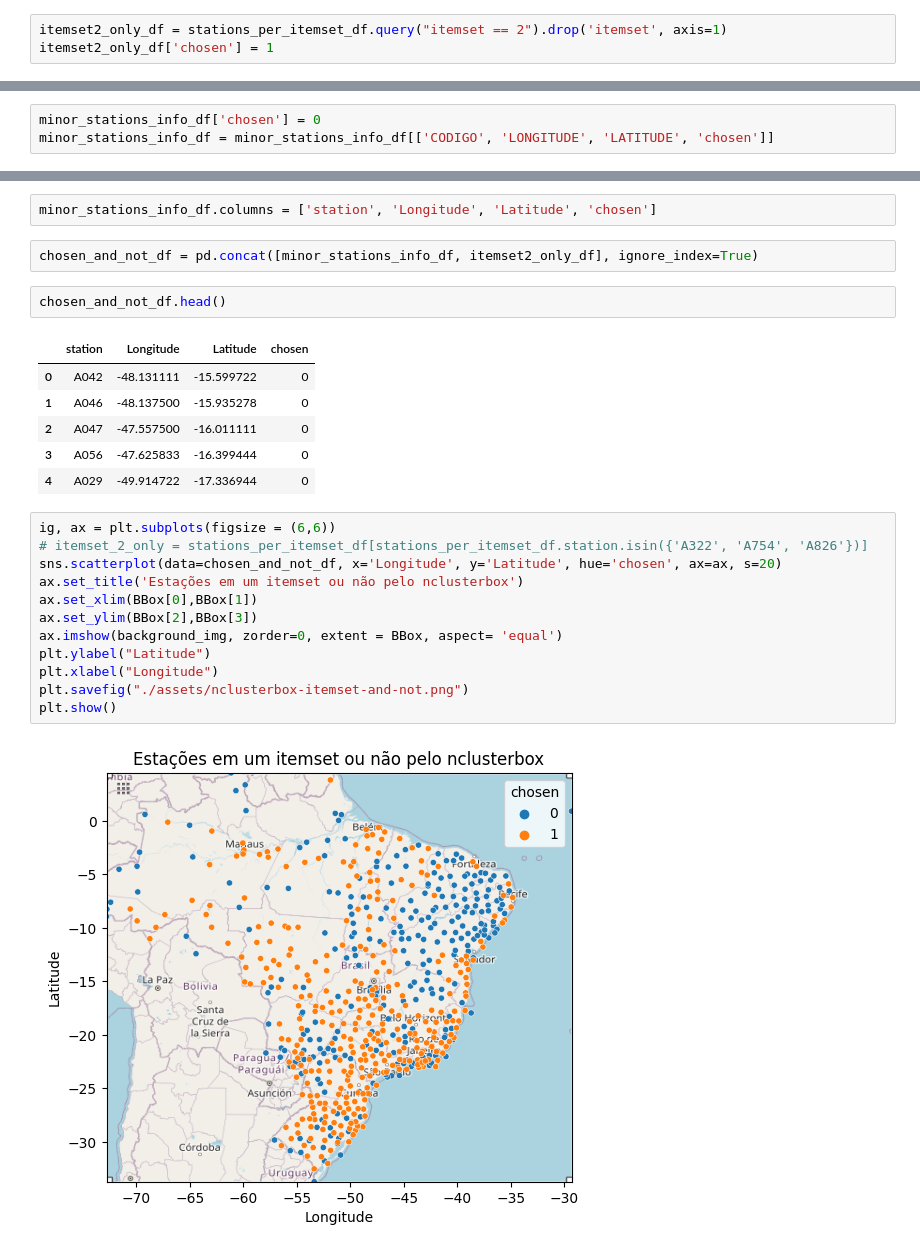
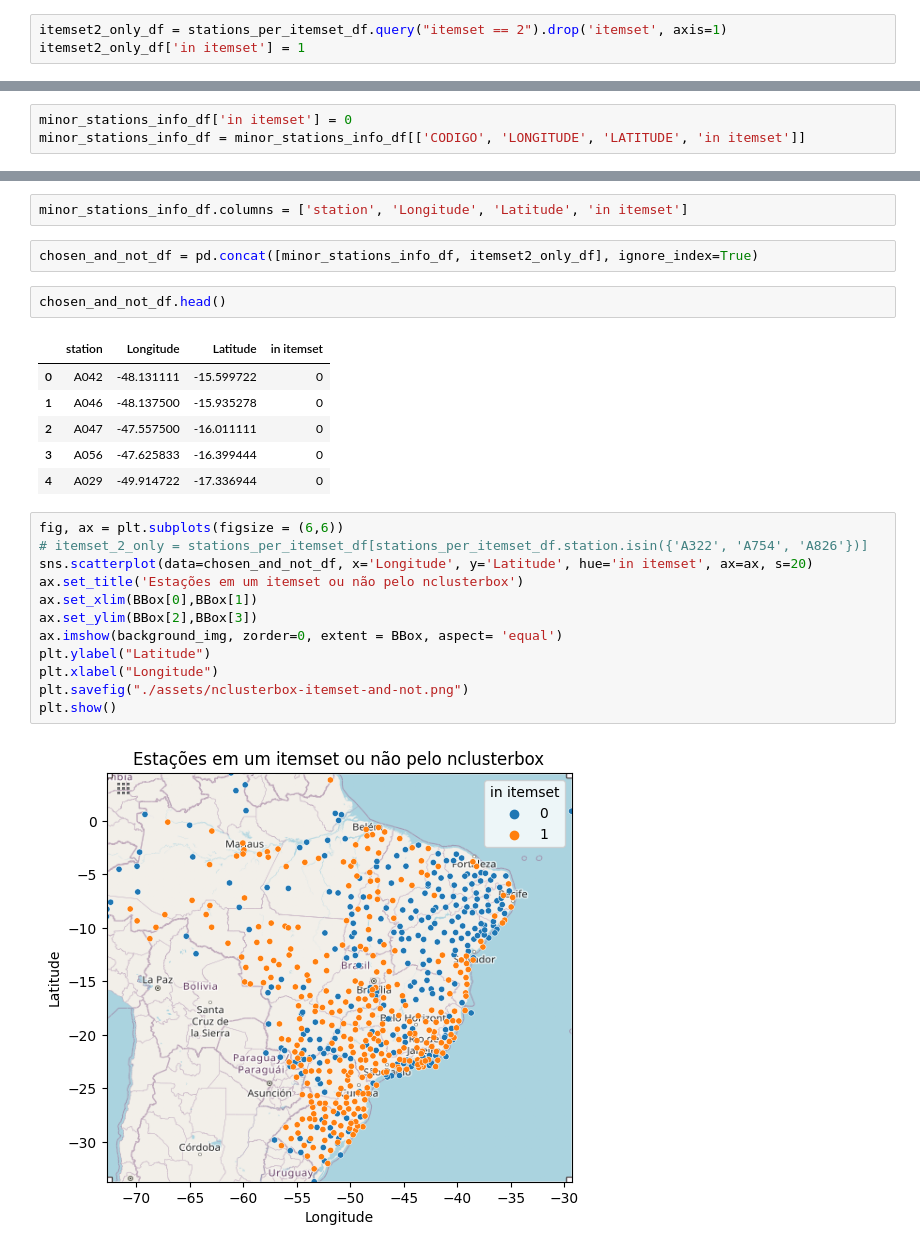
Before and after one commit to davilbs/TP_MDA, a Jupyter notebook: notebooks/1-dsc-nclusterbox-itemset.ipynb, the cells around one changed output, grey strips where cells are left out. Cells and saved outputs as stored; diff of their text form.

Commit message:
viz: nclusterbox itemset mining

```diff
--- a/notebooks/1-dsc-nclusterbox-itemset.ipynb
+++ b/notebooks/1-dsc-nclusterbox-itemset.ipynb
@@ -175,7 +175,7 @@ plt.show()
 [figure]
 # %%
 itemset2_only_df = stations_per_itemset_df.query("itemset == 2").drop('itemset', axis=1)
-itemset2_only_df['chosen'] = 1
+itemset2_only_df['in itemset'] = 1
 # %%
 itemset2_only_df
 # %% [output]
@@ -218,8 +218,8 @@ minor_stations_info_df.head()
 # %%
 minor_stations_info_df = minor_stations_info_df[~minor_stations_info_df.CODIGO.isin(item_2_stations)]
 # %%
-minor_stations_info_df['chosen'] = 0
-minor_stations_info_df = minor_stations_info_df[['CODIGO', 'LONGITUDE', 'LATITUDE', 'chosen']]
+minor_stations_info_df['in itemset'] = 0
+minor_stations_info_df = minor_stations_info_df[['CODIGO', 'LONGITUDE', 'LATITUDE', 'in itemset']]
 # %%
 minor_stations_info_df.head()
 # %% [output]
@@ -230,29 +230,29 @@ minor_stations_info_df.head()
 | 10 | A056 | -47.625833 | -16.399444 | 0 |
 | 11 | A029 | -49.914722 | -17.336944 | 0 |
 # %%
-minor_stations_info_df.columns = ['station', 'Longitude', 'Latitude', 'chosen']
+minor_stations_info_df.columns = ['station', 'Longitude', 'Latitude', 'in itemset']
 # %%
 chosen_and_not_df = pd.concat([minor_stations_info_df, itemset2_only_df], ignore_index=True)
 # %%
 chosen_and_not_df.head()
 # %% [output]
-|  | station | Longitude | Latitude | chosen |
+|  | station | Longitude | Latitude | in itemset |
 | 0 | A042 | -48.131111 | -15.599722 | 0 |
 | 1 | A046 | -48.137500 | -15.935278 | 0 |
 | 2 | A047 | -47.557500 | -16.011111 | 0 |
 | 3 | A056 | -47.625833 | -16.399444 | 0 |
 | 4 | A029 | -49.914722 | -17.336944 | 0 |
 # %%
-ig, ax = plt.subplots(figsize = (6,6))
+fig, ax = plt.subplots(figsize = (6,6))
 # itemset_2_only = stations_per_itemset_df[stations_per_itemset_df.station.isin({'A322', 'A754', 'A826'})]
-sns.scatterplot(data=chosen_and_not_df, x='Longitude', y='Latitude', hue='chosen', ax=ax, s=20)
+sns.scatterplot(data=chosen_and_not_df, x='Longitude', y='Latitude', hue='in itemset', ax=ax, s=20)
 ax.set_title('Estações em um itemset ou não pelo nclusterbox')
 ax.set_xlim(BBox[0],BBox[1])
 ax.set_ylim(BBox[2],BBox[3])
 ax.imshow(background_img, zorder=0, extent = BBox, aspect= 'equal')
 plt.ylabel("Latitude")
 plt.xlabel("Longitude")
 plt.savefig("./assets/nclusterbox-itemset-and-not.png")
 plt.show()
 # %% [output]
-[figure, old version]
+[figure, new version]
```
Also changed, not shown: parts of 5 cells of this notebook.
